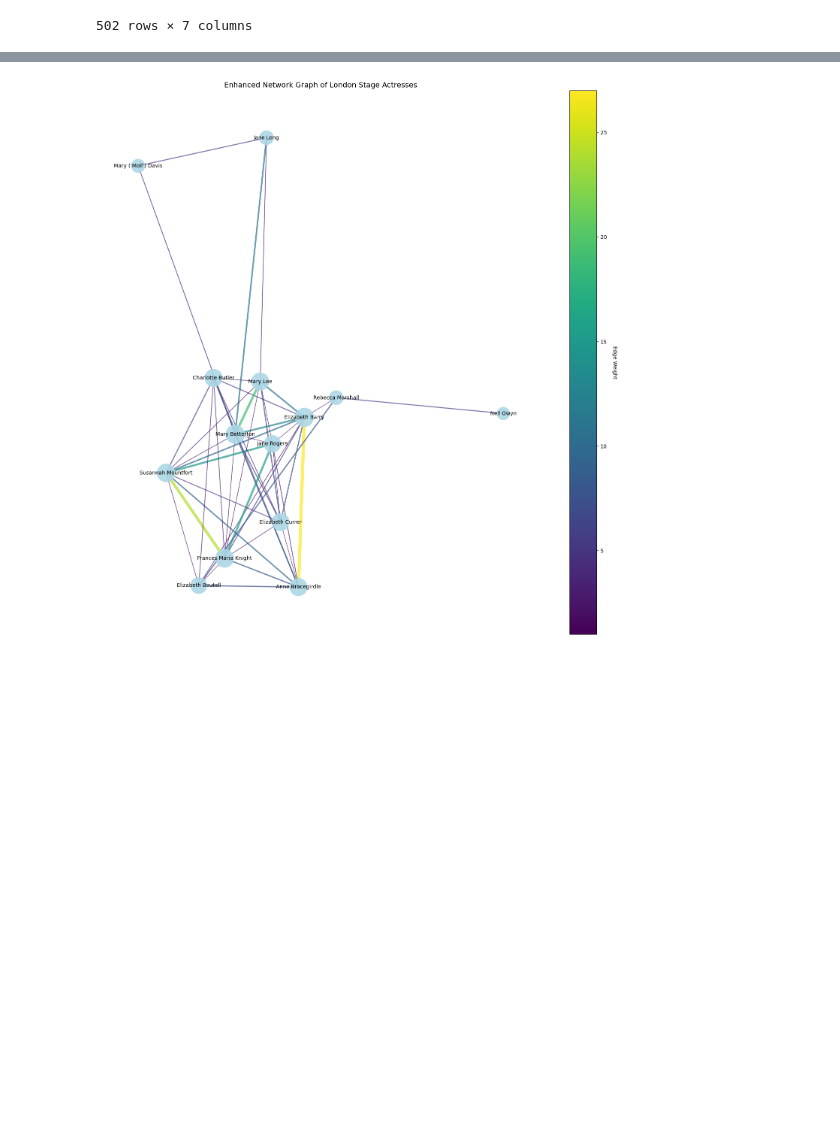
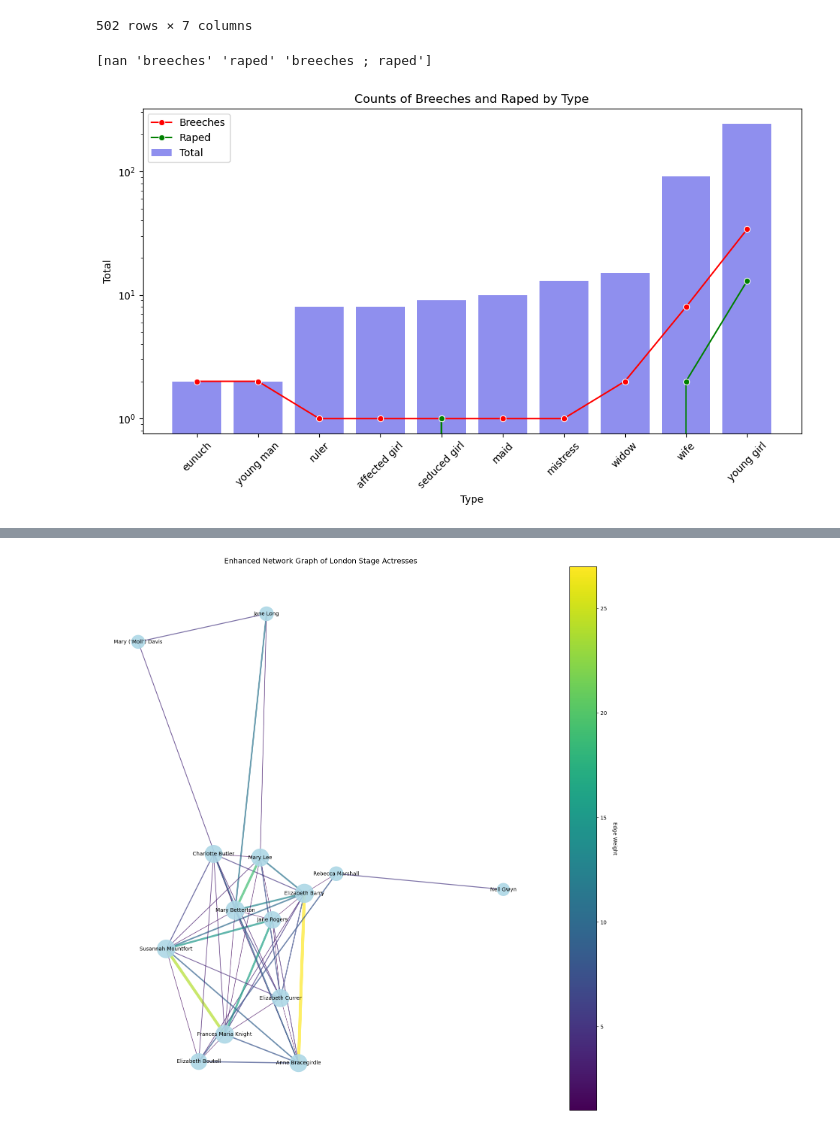
Before and after one commit to TitirB/DHproject2024, a Jupyter notebook: docs/NetworkVisualization.ipynb, the cells around one changed output, grey strips where cells are left out. Saved outputs shown, nothing was run; the diff lists cells and outputs as text; code cells hidden in the pictures; blank space fills up the shorter version.

```diff
--- a/docs/NetworkVisualization.ipynb
+++ b/docs/NetworkVisualization.ipynb
@@ -26,3 +26,44 @@ data
 | 500 | Nell Gwyn | 1669.0 | Tyrannick Love | John Dryden | Valeria | young girl | NaN |
 | 501 | Nell Gwyn | 1670.0 | The Conquest of Granada Part 2 | John Dryden | Almahide | young girl | NaN |
 502 rows × 7 columns
+# %%
+# get a list of what unique entries exist in 'Geneic markers'
+unique_entries = data['Generic markers'].unique()
+
+print(unique_entries)
+# %% [output]
+[nan 'breeches' 'raped' 'breeches ; raped']
+# %%
+
+# remove the Types that have less than 10 occurrences
+data_rem = data[data['Type'].isin(data['Type'].value_counts()[data['Type'].value_counts() >= 1].index)]
+# get a list of the types
+types = data_rem['Type'].unique()
+# get a count of the total number of occurrences of each type
+type_counts = data_rem['Type'].value_counts()
+
+# create a df with the counts of 'breeches' and 'raped' in the 'Generic markers' column, grouped by 'Type'
+countDF = data_rem.groupby('Type')['Generic markers'].value_counts().unstack(fill_value=0)
+
+#add a column to the count DF that adds a total count of each type in data
+countDF['Total'] = type_counts
+
+countDF = countDF.sort_values(by='Total', ascending=True)
+#for each type, get a count of the amount of 'breeches' and 'raped' in the 'Generic markers' column
+
+# plot a bar chart of the 'Total' and have to seperate lines for breeches and raped
+plt.figure(figsize=(10, 6))
+sns.barplot(x=countDF.index, y=countDF['Total'], color='blue', alpha=0.5, label='Total')
+sns.lineplot(x=countDF.index, y=countDF['breeches'], color='red', label='Breeches', marker='o')
+sns.lineplot(x=countDF.index, y=countDF['raped'], color='green', label='Raped', marker='o')
+plt.xticks(rotation=45)
+plt.xlabel('Type')
+# Sort the dataframe by 'Total' in ascending order
+countDF = countDF.sort_values(by='Total', ascending=True)
+plt.yscale('log')
+plt.title('Counts of Breeches and Raped by Type')
+plt.legend()
+plt.tight_layout()
+plt.show()
+# %% [output]
+[figure, added]
```
Also changed, not shown: parts of 2 cells of this notebook.
